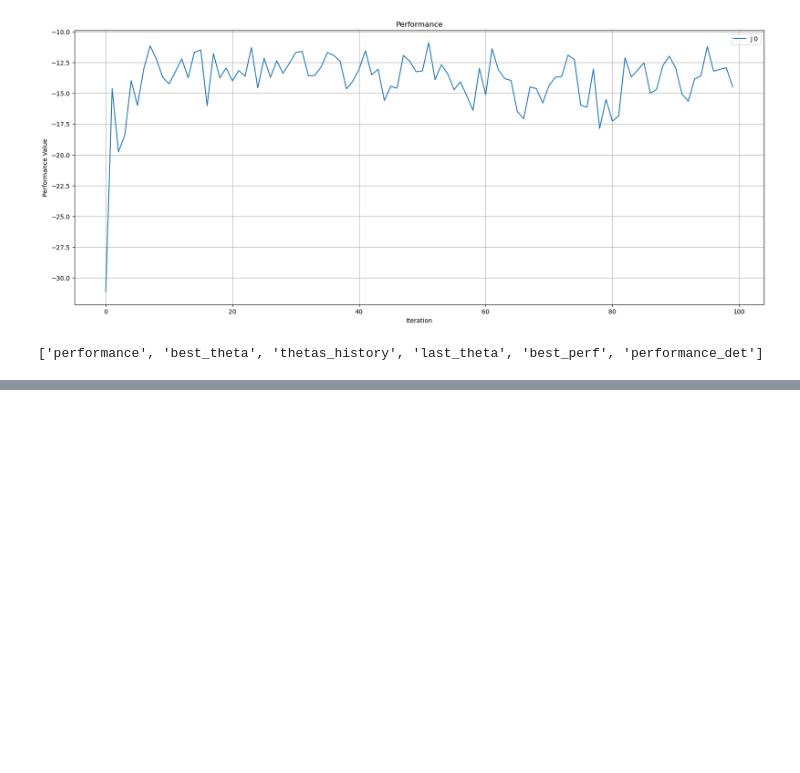
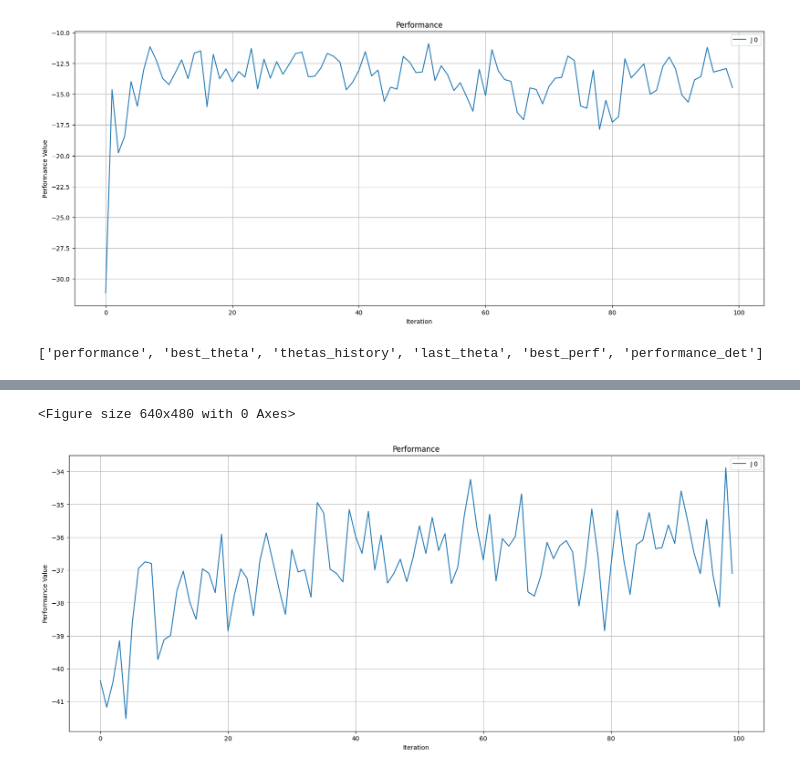
Before and after one commit to gianmtedeschi/learnRL, a Jupyter notebook: notebooks/split_plots.ipynb, the cells around one changed output, grey strips where cells are left out. Cells and saved outputs as stored; diff of their text form; code cells hidden in the pictures; blank space fills up the shorter version.

```diff
--- a/notebooks/split_plots.ipynb
+++ b/notebooks/split_plots.ipynb
@@ -140,0 +141,39 @@ plt.show()
+# %%
+# Path to results
+path = [
+    "/Users/Admin/OneDrive/Documenti/GitHub/learnRL/results/split_VM/split_VM_100_clr_00001_lq_10_split_policy_1_var_01",
+]
+
+lab = [
+    "Var=0.01",
+    "Var=0.1",
+    "Var=1",
+    "Var=10",
+    "Var=100"
+]
+
+data = []
+for p in path:
+    name = p + "/split_VM_results.json"
+    file = open(name)
+    data.append(json.load(file))
+# %%
+plt.clf()
+plt.figure(figsize=(20, 8))
+# extract data
+for i, d in enumerate(data):
+    ite = len(d["performance"])
+    x = np.arange(ite)
+    dim = len(d["thetas_history"][0])
+    # Performance plot
+    plt.plot(x, d["performance"], label=f"J {i}")
+
+plt.title("Performance")
+plt.xlabel("Iteration")
+plt.ylabel("Performance Value")
+plt.legend(loc="best")
+plt.grid()
+plt.show()
+# %% [output]
+<Figure size 640x480 with 0 Axes>
+[figure, added]
```
Also changed, not shown: parts of 2 cells of this notebook.
